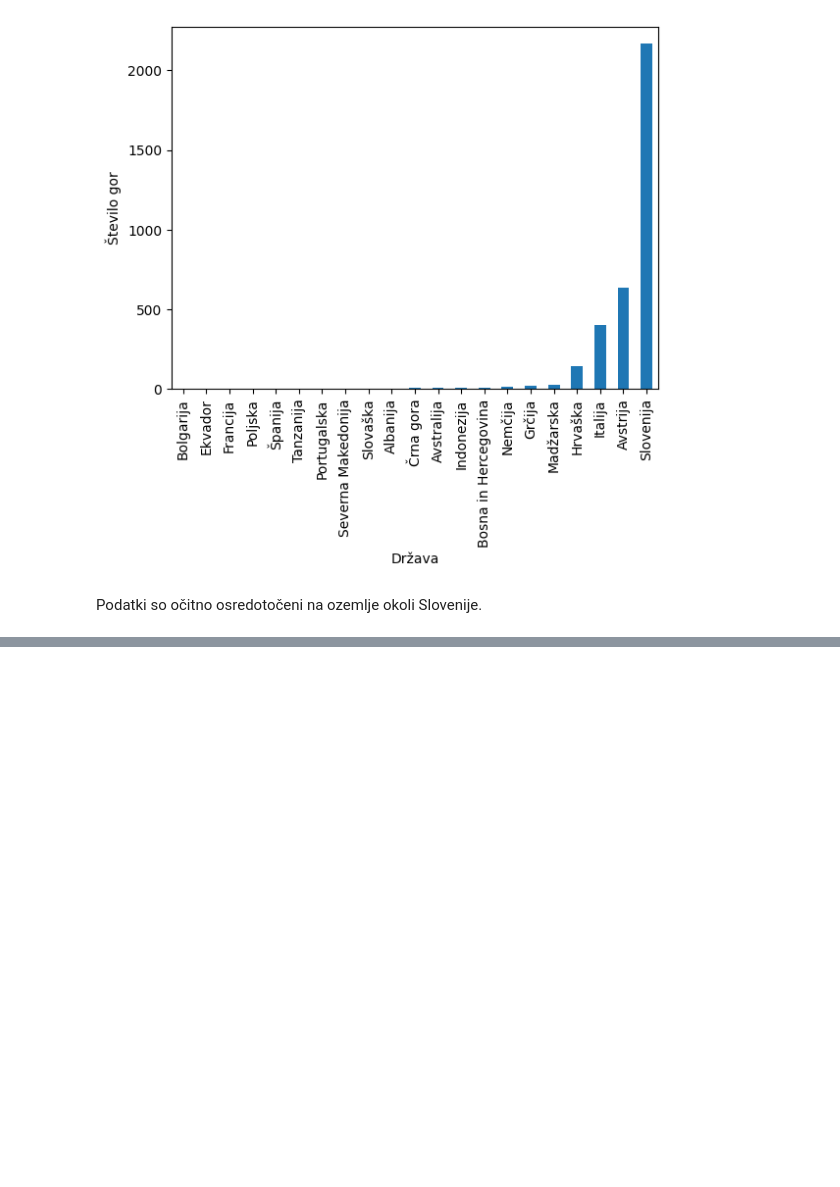
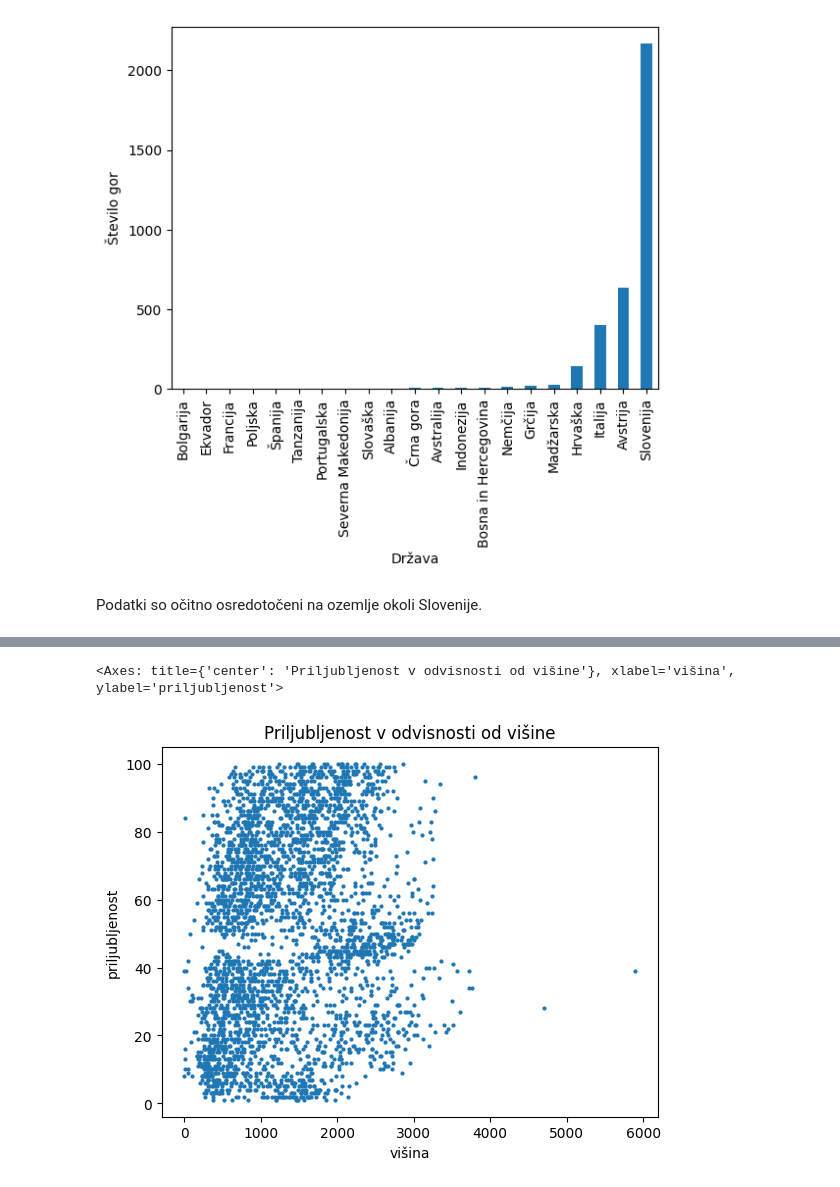
Before and after one commit to tilenzabkar/uvp-projektna-naloga, a Jupyter notebook: analiza.ipynb, the cells around one changed output, grey strips where cells are left out. Drawn from its saved outputs; the diff is of its cells as text; code cells hidden in the pictures; blank space fills up the shorter version.

```diff
--- a/analiza.ipynb
+++ b/analiza.ipynb
@@ -112,0 +154,5 @@ Podatki so očitno osredotočeni na ozemlje okoli Slovenije.
+# %%
+gore.plot.scatter(x = "višina", y="priljubljenost", title="Priljubljenost v odvisnosti od višine", s = 4)
+# %% [output]
+<Axes: title={'center': 'Priljubljenost v odvisnosti od višine'}, xlabel='višina', ylabel='priljubljenost'>
+[figure, added]
```
Also changed, not shown: parts of 24 cells of this notebook, 5 other files.
